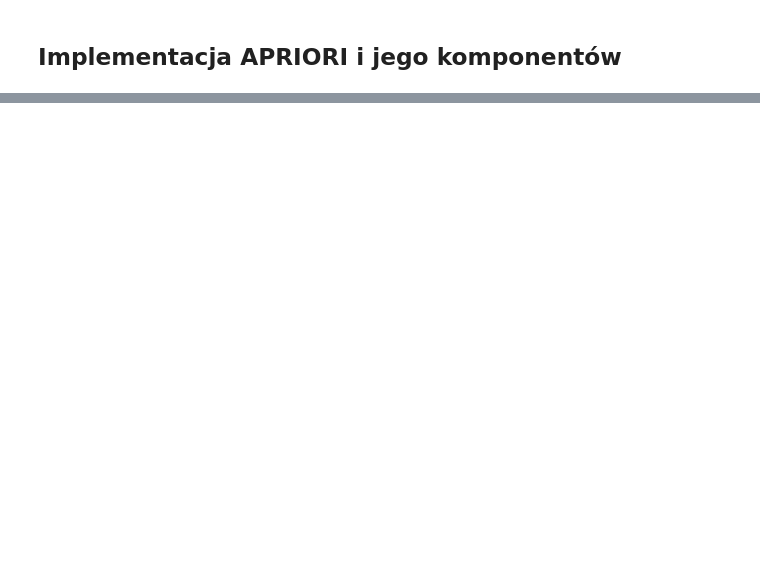
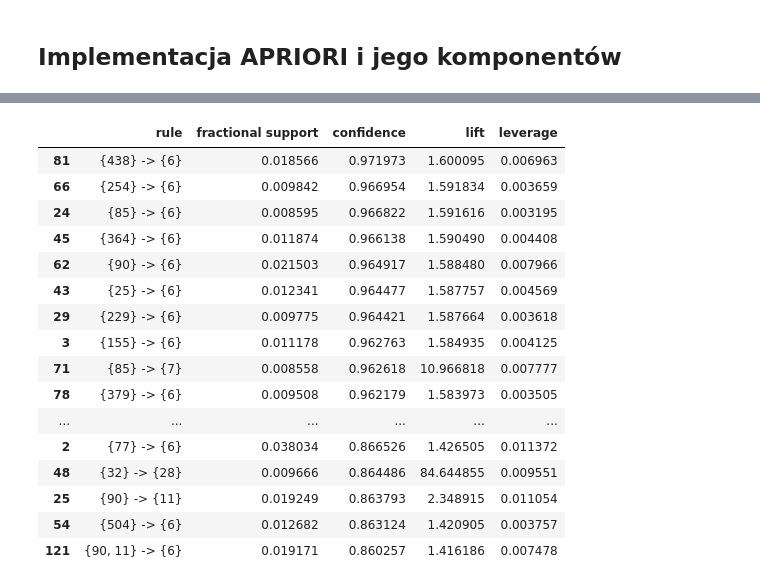
Before and after one commit to Asgavar/studia, a Jupyter notebook: semestr_5_zima_2019_20/explo/lista06/lista06.ipynb, the cells around one changed output, grey strips where cells are left out. Cells and saved outputs as stored; diff of their text form; code cells hidden in the pictures; blank space fills up the shorter version.

```diff
--- a/semestr_5_zima_2019_20/explo/lista06/lista06.ipynb
+++ b/semestr_5_zima_2019_20/explo/lista06/lista06.ipynb
@@ -152,0 +200,2 @@ rules.sort_values('lift', ascending=False)
+# %%
+kosarak_res = apriori('kosarak', 0.2, 0.3)
@@ -152,0 +215,20 @@ rules.sort_values('lift', ascending=False)
+# %%
+kosarak_res.sort_values('confidence', ascending=False).head(50)
+# %% [output]
+|  | rule | fractional support | confidence | lift | leverage |
+| 81 | {438} -> {6} | 0.018566 | 0.971973 | 1.600095 | 0.006963 |
+| 66 | {254} -> {6} | 0.009842 | 0.966954 | 1.591834 | 0.003659 |
+| 24 | {85} -> {6} | 0.008595 | 0.966822 | 1.591616 | 0.003195 |
+| 45 | {364} -> {6} | 0.011874 | 0.966138 | 1.590490 | 0.004408 |
+| 62 | {90} -> {6} | 0.021503 | 0.964917 | 1.588480 | 0.007966 |
+| 43 | {25} -> {6} | 0.012341 | 0.964477 | 1.587757 | 0.004569 |
+| 29 | {229} -> {6} | 0.009775 | 0.964421 | 1.587664 | 0.003618 |
+| 3 | {155} -> {6} | 0.011178 | 0.962763 | 1.584935 | 0.004125 |
+| 71 | {85} -> {7} | 0.008558 | 0.962618 | 10.966818 | 0.007777 |
+| 78 | {379} -> {6} | 0.009508 | 0.962179 | 1.583973 | 0.003505 |
+| ... | ... | ... | ... | ... | ... |
+| 2 | {77} -> {6} | 0.038034 | 0.866526 | 1.426505 | 0.011372 |
+| 48 | {32} -> {28} | 0.009666 | 0.864486 | 84.644855 | 0.009551 |
+| 25 | {90} -> {11} | 0.019249 | 0.863793 | 2.348915 | 0.011054 |
+| 54 | {504} -> {6} | 0.012682 | 0.863124 | 1.420905 | 0.003757 |
+| 121 | {90, 11} -> {6} | 0.019171 | 0.860257 | 1.416186 | 0.007478 |
```
Also changed, not shown: parts of 56 cells of this notebook, 6 other files.
